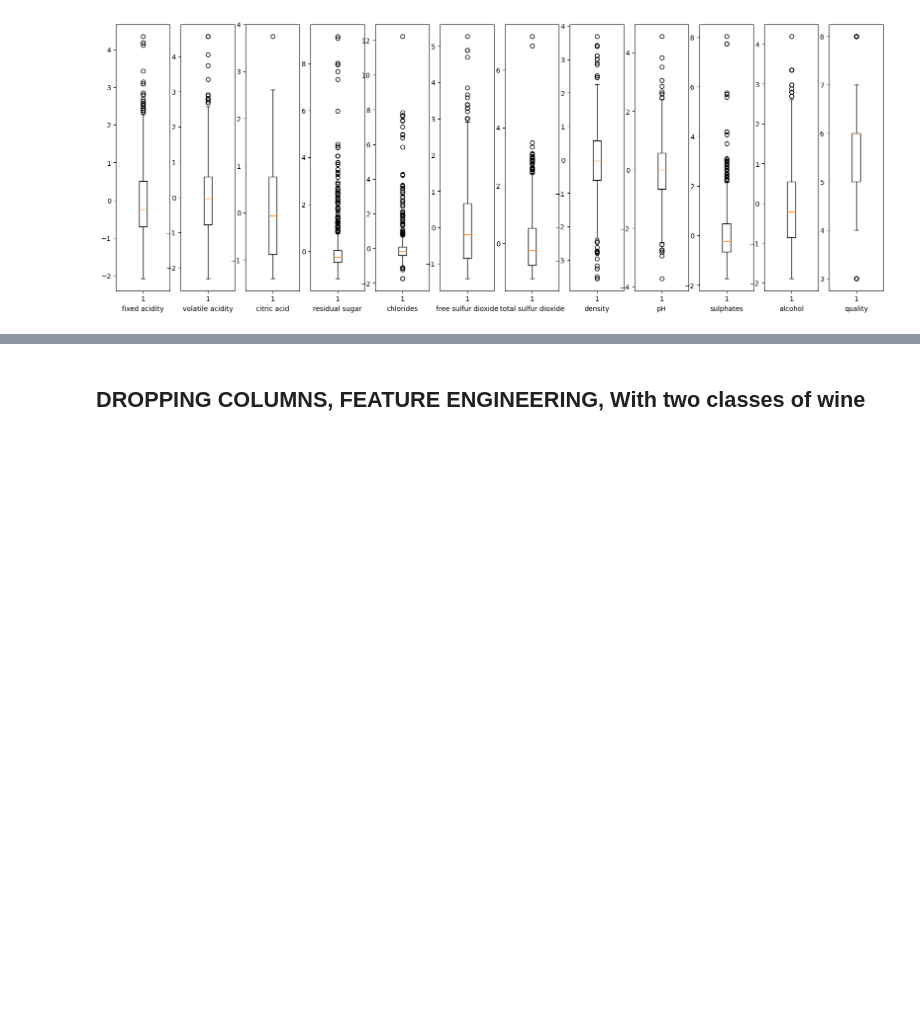
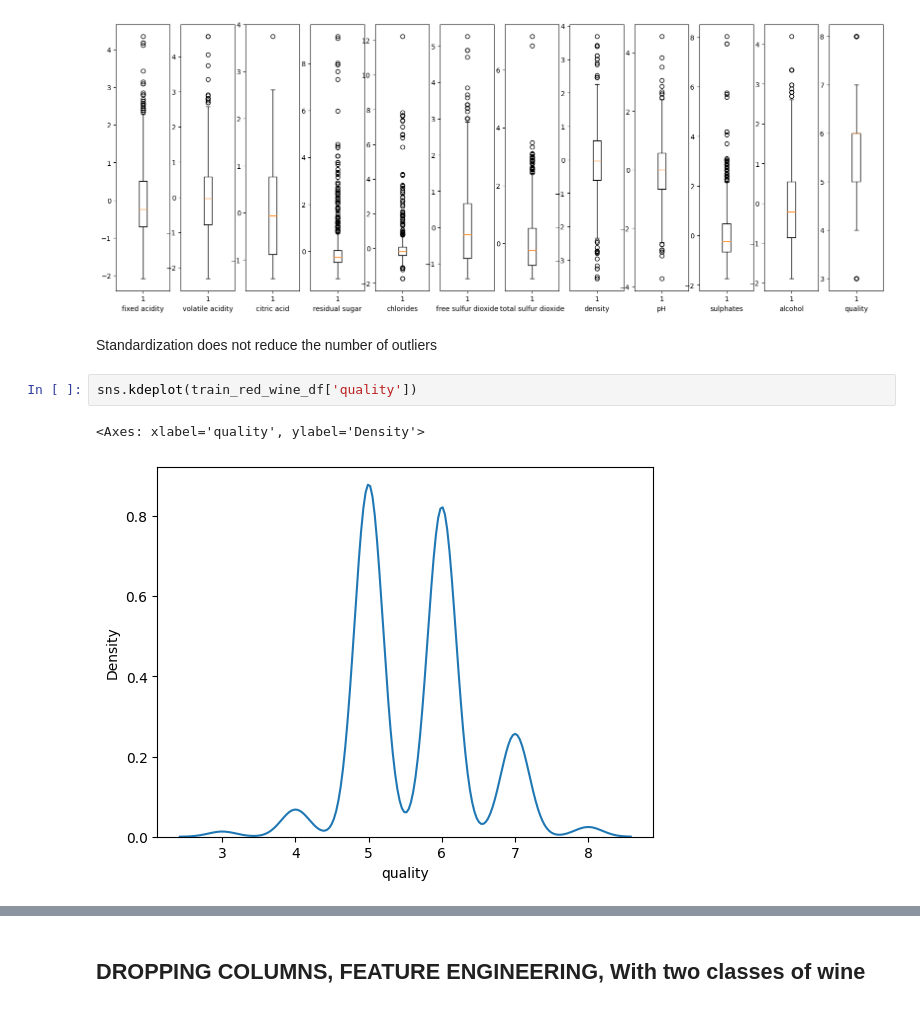
Before and after one commit to Ok3ks/Tabular_data, a Jupyter notebook: Red_wine_assess .ipynb, the cells around one changed output, grey strips where cells are left out. Cells and saved outputs as stored; diff of their text form; blank space fills up the shorter version.

```diff
--- a/Red_wine_assess .ipynb
+++ b/Red_wine_assess .ipynb
@@ -193,3 +223,10 @@ for i,item in enumerate(columns):
     ax_1[i].set_xlabel(item)
 # %% [output]
 [figure]
+# %% [markdown]
+Standardization does not reduce the number of outliers
+# %%
+sns.kdeplot(train_red_wine_df['quality'])
+# %% [output]
+<Axes: xlabel='quality', ylabel='Density'>
+[figure, added]
```
Also changed, not shown: parts of 51 cells of this notebook, 13 other files.
